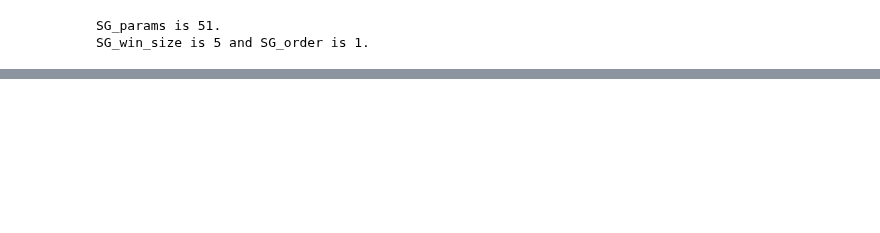
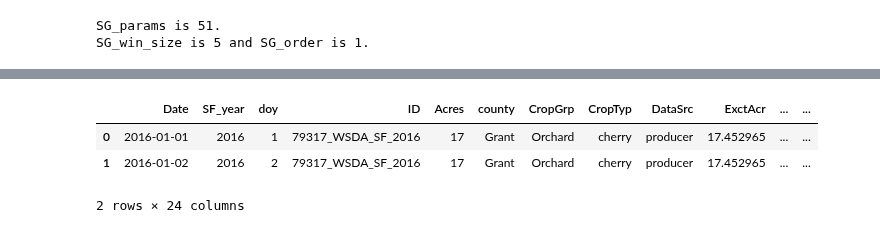
Before and after one commit to sunil21075/Ag, a Jupyter notebook: remote_sensing/python/Local_Jupyter_NoteBooks/scratches_to_experiment/fine_granularity_table_1.ipynb, the cells around one changed output, grey strips where cells are left out. Cells and saved outputs as stored; diff of their text form; code cells hidden in the pictures; blank space fills up the shorter version.

```diff
--- a/remote_sensing/python/Local_Jupyter_NoteBooks/scratches_to_experiment/fine_granularity_table_1.ipynb
+++ b/remote_sensing/python/Local_Jupyter_NoteBooks/scratches_to_experiment/fine_granularity_table_1.ipynb
@@ -30,6 +30,6 @@ import remote_sensing_core as rc
 import remote_sensing_plot_core as rcp
 
 data_dir = "/Users/hn/Documents/01_research_data/remote_sensing/test_Aeolus_data/"
-f_name = "01_Regular_filledGap_Grant_SF_2017_EVI.csv"
+f_name = "01_Regular_filledGap_Grant_SF_2016_EVI.csv"
 # %%
 given_county = "Grant"
@@ -106,0 +249,7 @@ a_df = a_df[SEOS_output_columns[0:21]]
+# %%
+fine_granular_table.head(2)
+# %% [output]
+|  | Date | SF_year | doy | ID | Acres | county | CropGrp | CropTyp | DataSrc | ExctAcr | ... | ... |
+| 0 | 2016-01-01 | 2016 | 1 | 79317_WSDA_SF_2016 | 17 | Grant | Orchard | cherry | producer | 17.452965 | ... | ... |
+| 1 | 2016-01-02 | 2016 | 2 | 79317_WSDA_SF_2016 | 17 | Grant | Orchard | cherry | producer | 17.452965 | ... | ... |
+2 rows × 24 columns
```
Also changed, not shown: parts of 32 cells of this notebook, 13 other files.
